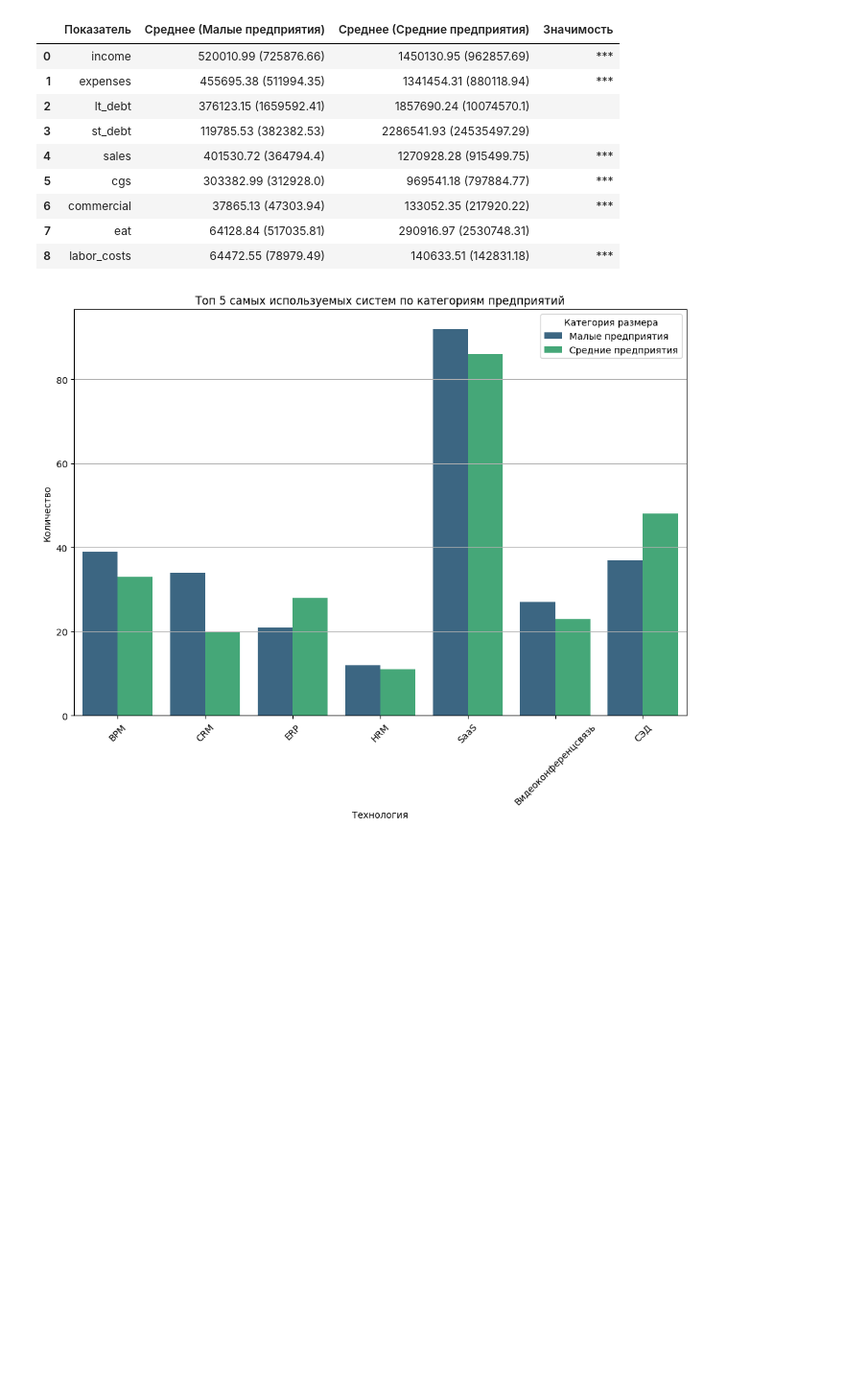
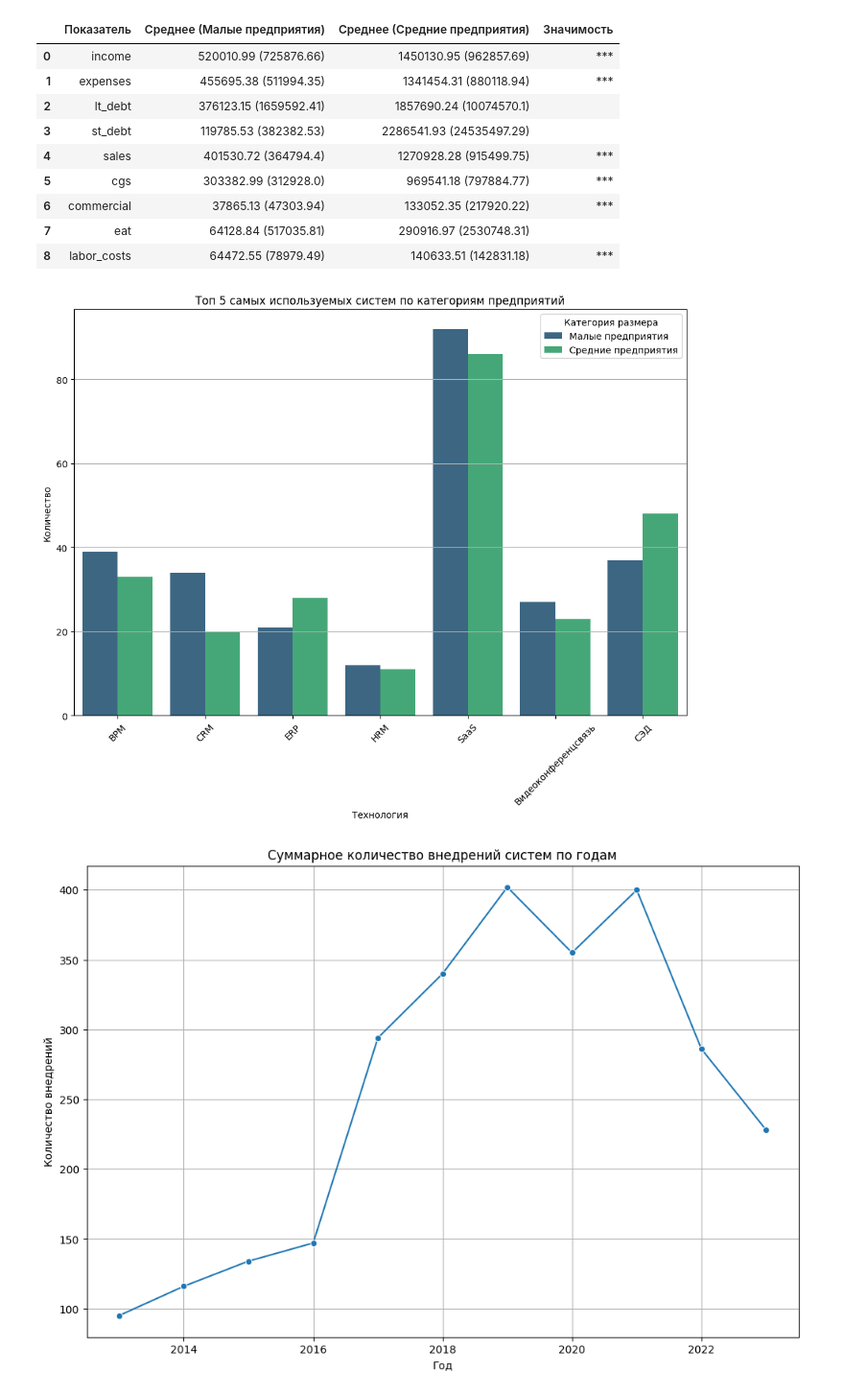
Before and after one commit to PaveLuchkov/MSP, a Jupyter notebook: Cleaning.ipynb, the cells around one changed output. Shown at 96% size. Saved outputs shown, nothing was run; the diff lists cells and outputs as text; code cells hidden in the pictures; blank space fills up the shorter version.

```diff
--- a/Cleaning.ipynb
+++ b/Cleaning.ipynb
@@ -760,34 +752,84 @@ comparison_table
 | 7 | eat | 64128.84 (517035.81) | 290916.97 (2530748.31) |  |
 | 8 | labor_costs | 64472.55 (78979.49) | 140633.51 (142831.18) | *** |
 # %%
-import seaborn as sns
-
 # Ensure the column names are correct
 if 'firts_number_okved' in df_msp.columns and 'Технология' in df_msp.columns:
     # Convert 'firts_number_okved' to string if it's not already
     df_msp['firts_number_okved'] = df_msp['firts_number_okved'].astype(str)
 
     # Split the 'Технология' column by commas and explode the dataframe
     df_exploded = df_msp.assign(Технология=df_msp['Технология'].str.split(',')).explode('Технология')
 
     # Группировка по Технология и size_cat и суммирование
     technology_counts = df_exploded.groupby(['Технология', 'size_cat']).size().reset_index(name='counts')
 
     # Получение топ 5 самых используемых систем
     top_5_technologies = technology_counts.groupby('Технология')['counts'].sum().nlargest(7).index
     top_5_technology_counts = technology_counts[technology_counts['Технология'].isin(top_5_technologies)]
 
     # Построение графика
     plt.figure(figsize=(12, 8))
     sns.barplot(data=top_5_technology_counts, x='Технология', y='counts', hue='size_cat', palette='viridis')
     plt.title('Топ 5 самых используемых систем по категориям предприятий')
     plt.xlabel('Технология')
     plt.ylabel('Количество')
     plt.xticks(rotation=45)
     plt.grid(axis='y')
     plt.legend(title='Категория размера')
     plt.show()
+
+    # Группировка по годам и суммирование количества внедрений
+    yearly_technology_counts = df_exploded.groupby('year').size().reset_index(name='counts')
+
+    # Построение графика
+    plt.figure(figsize=(12, 8))
+    sns.lineplot(data=yearly_technology_counts, x='year', y='counts', marker='o')
+    plt.title('Суммарное количество внедрений систем по годам')
+    plt.xlabel('Год')
+    plt.ylabel('Количество внедрений')
+    plt.grid(True)
+    plt.show()
+
+    # Группировка по отрасли (ind) и суммирование количества внедрений для каждой компании
+    industry_technology_counts = df_exploded.groupby(['Компания', 'ind']).size().reset_index(name='counts')
+
+    # Суммирование количества внедрений по отраслям
+    industry_technology_counts = industry_technology_counts.groupby('ind')['counts'].sum().reset_index(name='total_counts').sort_values(by='total_counts', ascending=False)
+
+    # Построение графика
+    plt.figure(figsize=(12, 8))
+    sns.barplot(data=industry_technology_counts.head(10), x='ind', y='total_counts', palette='viridis')
+    plt.title('Топ отраслей по количеству внедрений')
+    plt.xlabel('Отрасль')
+    plt.ylabel('Количество внедрений')
+    plt.xticks(rotation=45)
+    plt.grid(axis='y')
+    plt.show()
+
+    # Группировка по отраслям и технологиям, суммирование количества внедрений
+    industry_technology_counts = df_exploded.groupby(['ind', 'Технология']).size().reset_index(name='counts')
+
+    # Получение топ 3 отраслей
+    top_3_industries = industry_technology_counts.groupby('ind')['counts'].sum().nlargest(3).index
+
+    # Фильтрация данных для топ 3 отраслей
+    top_3_industry_technology_counts = industry_technology_counts[industry_technology_counts['ind'].isin(top_3_industries)]
+
+    # Получение топ 5 технологий для каждой отрасли
+    top_5_technologies_by_industry = top_3_industry_technology_counts.groupby('ind').apply(lambda x: x.nlargest(5, 'counts')).reset_index(drop=True)
+
+    # Построение графика
+    plt.figure(figsize=(12, 8))
+    sns.barplot(data=top_5_technologies_by_industry, x='Технология', y='counts', hue='ind', palette='viridis')
+    plt.title('Топ 5 технологий по отраслям')
+    plt.xlabel('Технология')
+    plt.ylabel('Количество внедрений')
+    plt.xticks(rotation=45)
+    plt.grid(axis='y')
+    plt.legend(title='Отрасль')
+    plt.show()
 else:
     print("One or both columns 'firts_number_okved' and 'Технология' do not exist in the DataFrame.")
 # %% [output]
 [figure]
+[figure, added]
```
Also changed, not shown: parts of 12 cells of this notebook, 22 other files.
